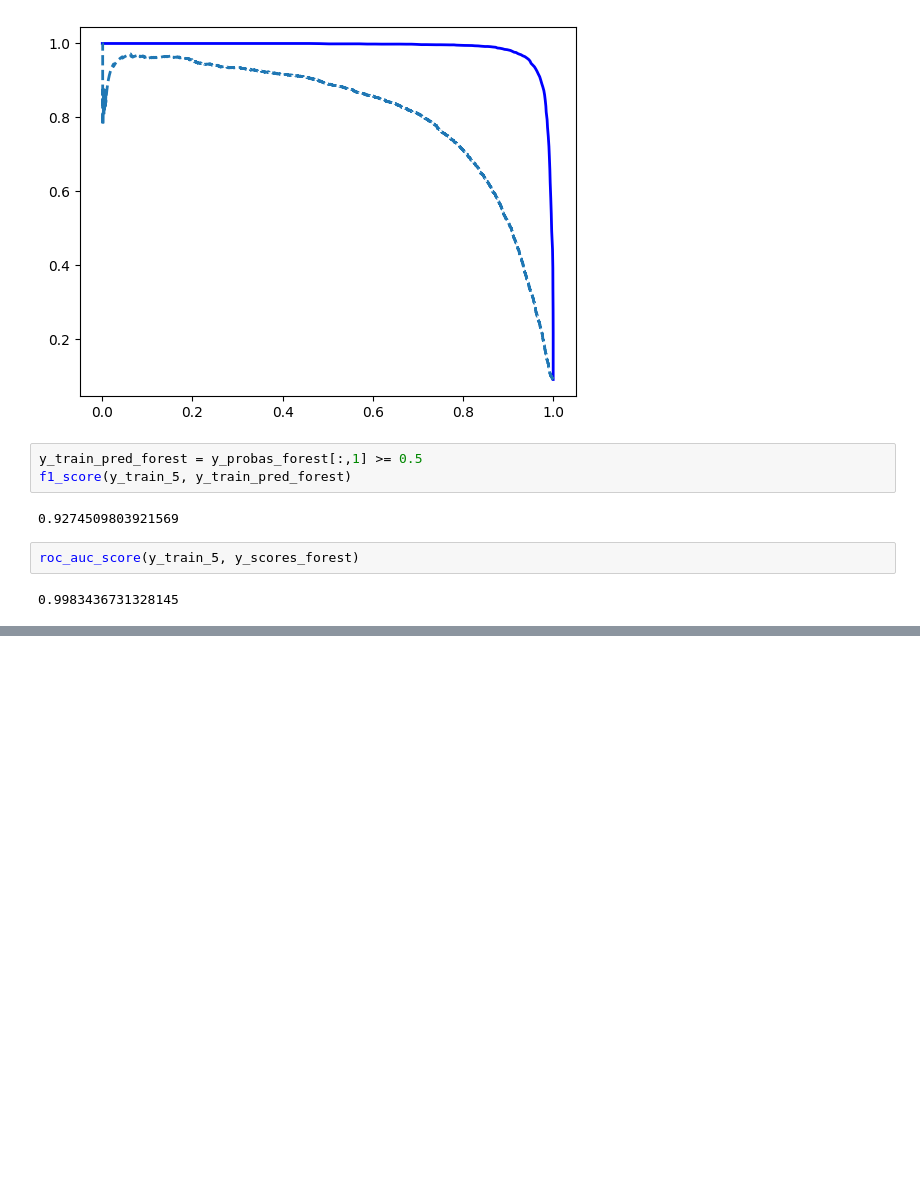
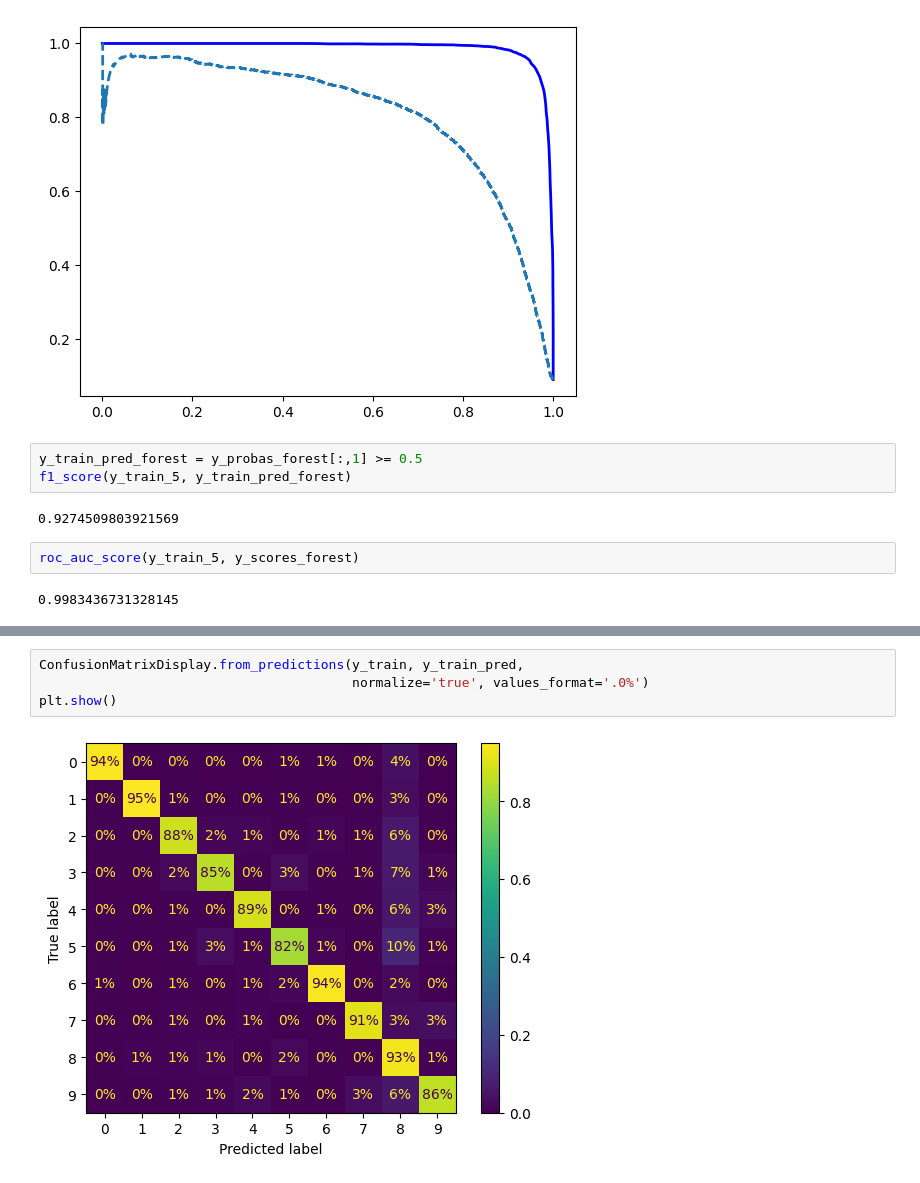
Before and after one commit to proutkarsh3104/Machine-learning-book, a Jupyter notebook: chapter_3.ipynb, the cells around one changed output, grey strips where cells are left out. Cells and saved outputs as stored; diff of their text form; blank space fills up the shorter version.

```diff
--- a/chapter_3.ipynb
+++ b/chapter_3.ipynb
@@ -229,0 +305,6 @@ roc_auc_score(y_train_5, y_scores_forest)
+# %%
+ConfusionMatrixDisplay.from_predictions(y_train, y_train_pred,
+                                        normalize='true', values_format='.0%')
+plt.show()
+# %% [output]
+[figure, added]
```
Also changed, not shown: parts of 17 cells of this notebook.
